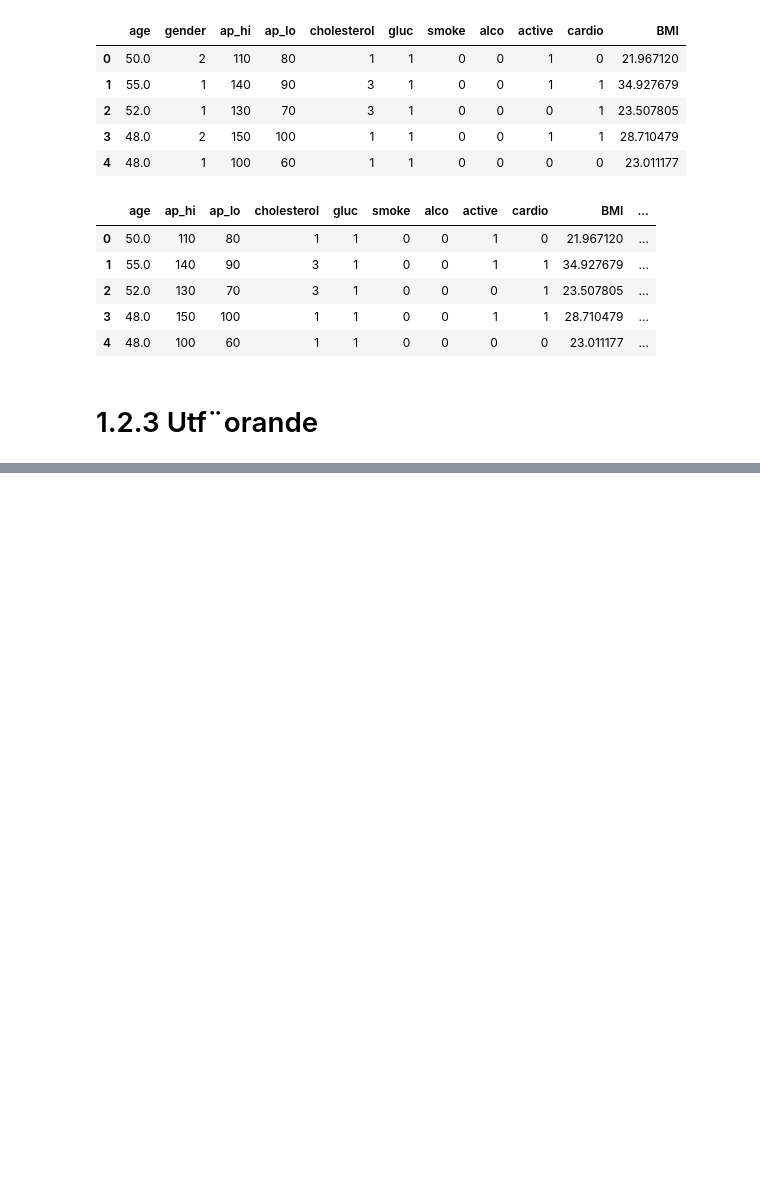
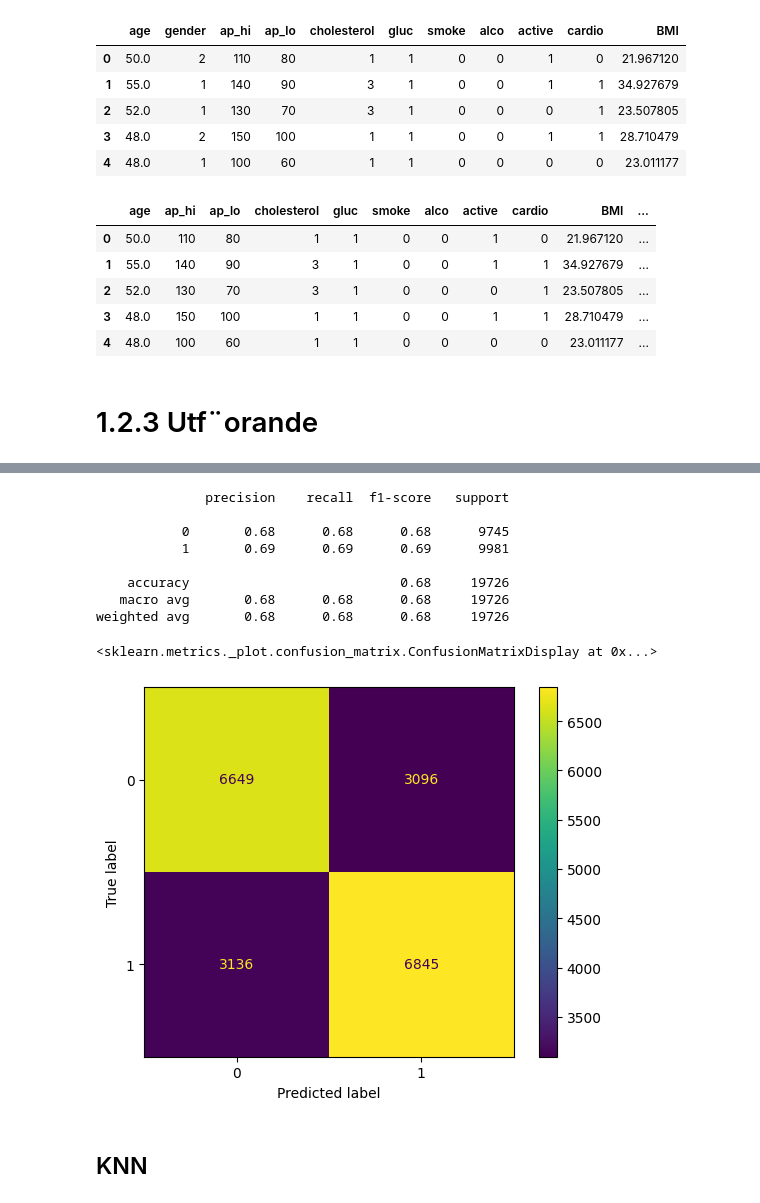
Before and after one commit to Arsen9988/Machine-learning-Arsen, a Jupyter notebook: Labb_ML/Labb_Arsen_ML.ipynb, the cells around one changed output, grey strips where cells are left out. Drawn from its saved outputs; the diff is of its cells as text; code cells hidden in the pictures; blank space fills up the shorter version.

```diff
--- a/Labb_ML/Labb_Arsen_ML.ipynb
+++ b/Labb_ML/Labb_Arsen_ML.ipynb
@@ -578,0 +717,13 @@ param_grid_forest = {randomforestclassifier__}
+# %%
+X, y = encod_df_2.drop("cardio", axis=1), encod_df_2["cardio"]
+X_train, X_test, y_train, y_test = train_test_split(X, y, test_size=0.3, random_state=42)
+
+# scaler = StandardScaler()
+
+# pipe_forest = make_pipeline(scaler, RandomForestClassifier())
+# pipe_knn = make_pipeline(scaler, KNeighborsClassifier())
+# pipe_log = make_pipeline(scaler, LogisticRegression(solver="saga", max_iter=10000, penalty="elasticnet", multi_class="auto"))
+
+# param_grid_forest = {"randomforestclassifier__n_estimators": list(range(50, 200, 10))}
+# param_grid_knn = {"kneighborsclassifier__n_neighbors": list(range(1, 20))}
+# param_grid_log = {"logisticregression__l1_ratio": np.linspace(0, 1, 20)}
@@ -578,0 +732,3 @@ param_grid_forest = {randomforestclassifier__}
+# %%
+classifier_forest = GridSearchCV(estimator=pipe_forest, param_grid = param_grid_forest, cv=5, scoring="accuracy")
+classifier_forest.fit(X_train, y_train)
@@ -578,0 +767,19 @@ param_grid_forest = {randomforestclassifier__}
+# %%
+y_pred_forest = classifier_forest.predict(X_test)
+# %%
+print(classification_report(y_test, y_pred_forest))
+cm = confusion_matrix(y_test, y_pred_forest)
+ConfusionMatrixDisplay(cm).plot()
+# %% [output]
+              precision    recall  f1-score   support
+
+           0       0.68      0.68      0.68      9745
+           1       0.69      0.69      0.69      9981
+
+    accuracy                           0.68     19726
+   macro avg       0.68      0.68      0.68     19726
+weighted avg       0.68      0.68      0.68     19726
+<sklearn.metrics._plot.confusion_matrix.ConfusionMatrixDisplay at 0x...>
+[figure, added]
+# %% [markdown]
+## KNN
```
Also changed, not shown: parts of 30 cells of this notebook.
